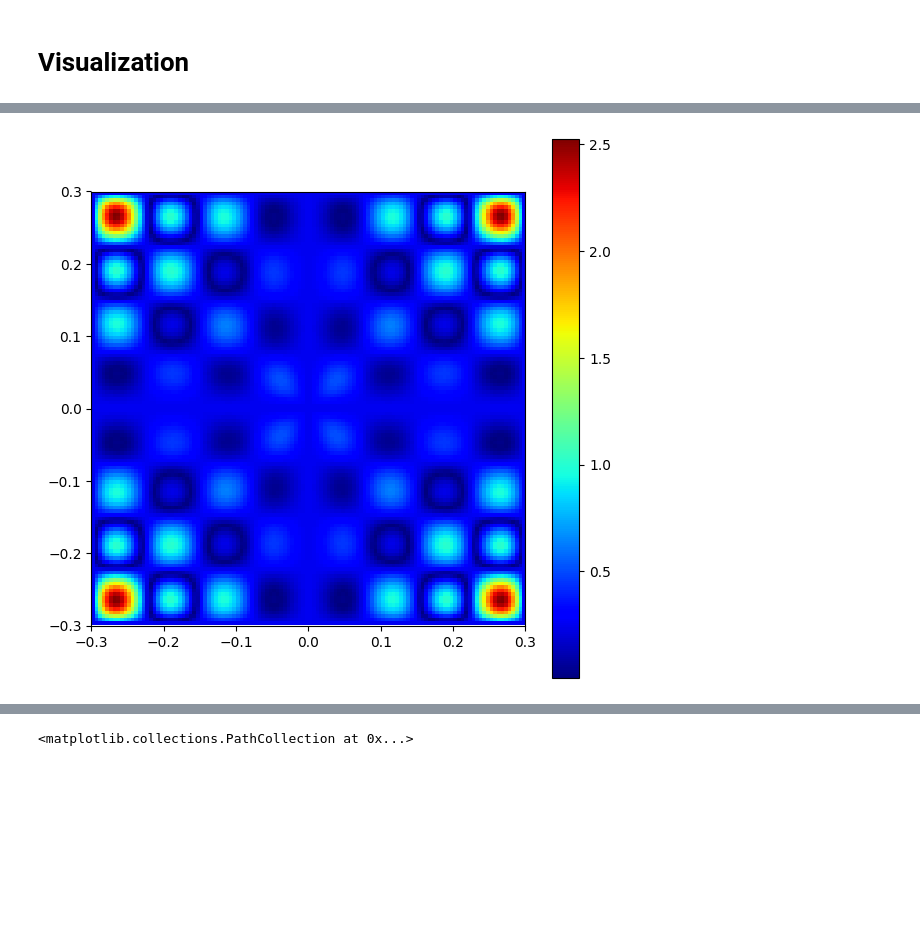
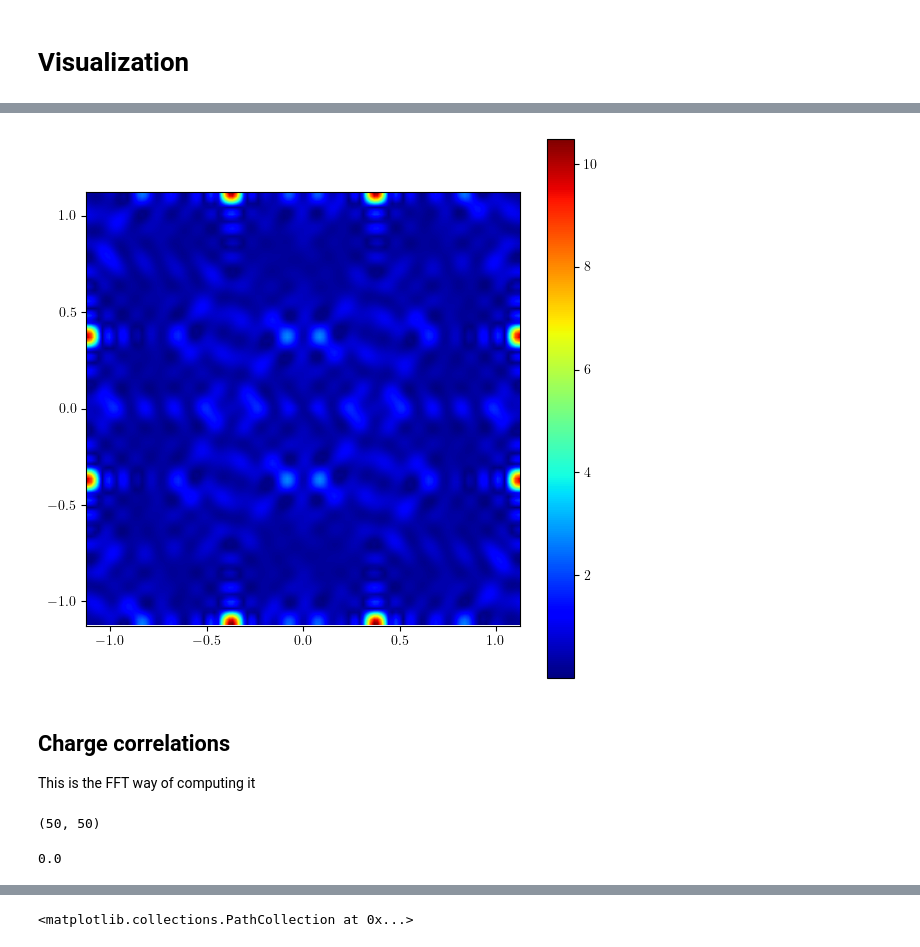
Before and after one commit to leogabac/stuckgs, a Jupyter notebook: src/af2_degeneracy.ipynb, the cells around one changed output, grey strips where cells are left out. Saved outputs shown, nothing was run; the diff lists cells and outputs as text; code cells hidden in the pictures; blank space fills up the shorter version.

```diff
--- a/src/af2_degeneracy.ipynb
+++ b/src/af2_degeneracy.ipynb
@@ -31,5 +31,12 @@ ureg = ice.ureg
 %autoreload 2
 
 idx = pd.IndexSlice
+# %%
+plt.rcParams.update({
+    "pgf.texsystem": "pdflatex",
+    'font.family': 'serif',
+    'text.usetex': True,
+    'pgf.rcfonts': False,
+})
 # %% [markdown]
 # Initialization
@@ -108,9 +119,15 @@ with ProgressBar(total=len(rs_indices)) as progress:
+# %%
+msf = pd.read_csv(f'../data/q2_degeneracy/msf{N}.csv',header=None,index_col=None).to_numpy()
 # %%
-kedge = max(reciprocal_lattice[0,:,0])
+kedge = 3 * np.pi / a.magnitude
 fig, ax = plt.subplots(figsize=(7,7))
-image = ax.imshow(np.abs(msf), cmap='jet' ,origin='lower',extent=[-kedge,kedge,-kedge,kedge])
+image = ax.imshow(np.abs(msf),interpolation='bilinear', cmap='jet' ,origin='lower',extent=[-kedge,kedge,-kedge,kedge])
 fig.colorbar(image)
 
 plt.show()
 # %% [output]
-[figure, old version]
+[figure, new version]
+# %% [markdown]
+## Charge correlations
+
+This is the FFT way of computing it
@@ -116,0 +142,8 @@ plt.show()
+# %%
+q.shape
+# %% [output]
+(50, 50)
+# %%
+np.sum(np.abs(q) == 4) / N**2
+# %% [output]
+0.0
```
Also changed, not shown: parts of 21 cells of this notebook, 9 other files.
